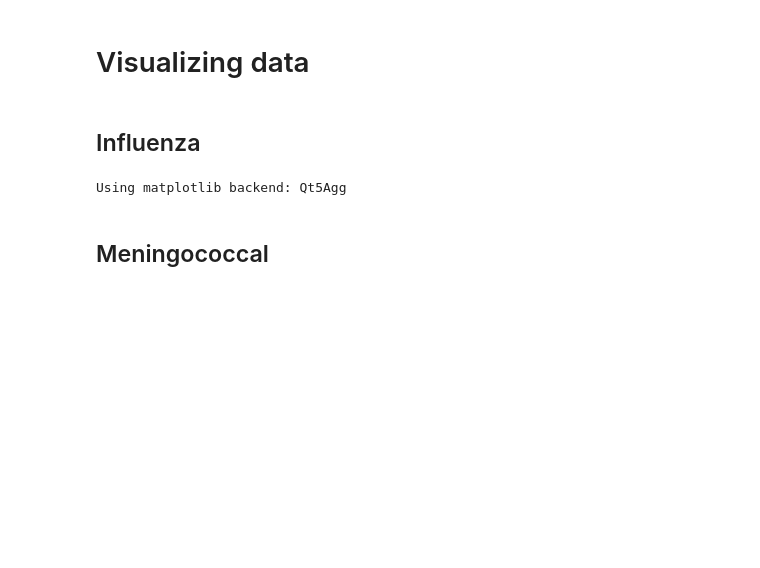
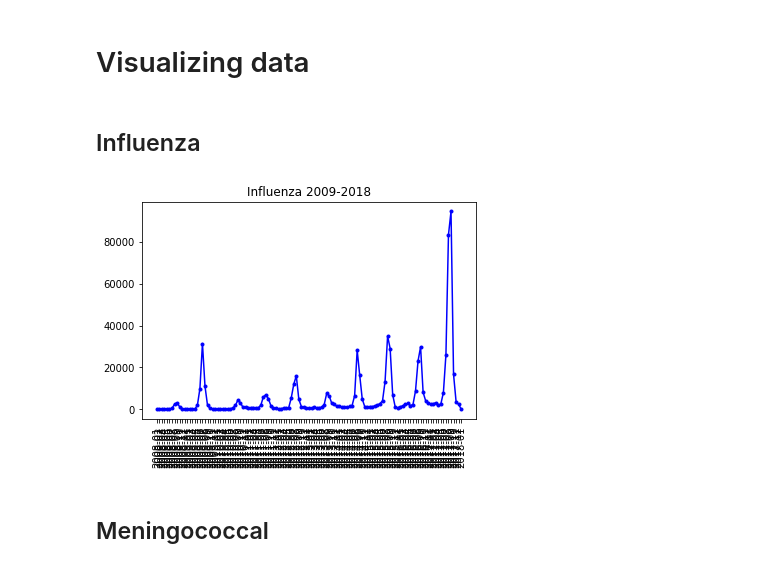
Before and after one commit to polivares/InteractiveSIRData, a Jupyter notebook: jpts/ReadData.ipynb, the cells around one changed output. Saved outputs shown, nothing was run; the diff lists cells and outputs as text; code cells hidden in the pictures; blank space fills up the shorter version.

```diff
--- a/jpts/ReadData.ipynb
+++ b/jpts/ReadData.ipynb
@@ -4,7 +4,7 @@ import pandas as pd
 import pickle as pkl
 import matplotlib.pyplot as plt
 
-dataDir = "/home/polivares/Dropbox/DocUSM/Researches/InfluenzaMeningococcal/Data/"
+dataDir = "../data/"
 # %%
 # Input data
 fluData = pd.read_excel(dataDir + "influenza.xlsx")
@@ -124,13 +124,13 @@ ausPop = pd.read_pickle(dataDir + "pkls/ausPop.pkl")
 ## Influenza
 # %%
 # Influenza plot grouped data by year-month
-%matplotlib
-plt.plot(fluSeries)
+%matplotlib inline
+plt.plot(fluSeries,'-b.')
 plt.title("Influenza 2009-2018")
 plt.xticks(rotation=90)
 plt.show()
 # %% [output]
-Using matplotlib backend: Qt5Agg
+[figure, added]
 # %% [markdown]
 ## Meningococcal
 # %%
```
Also changed, not shown: parts of 1 cell of this notebook, 9 other files.
